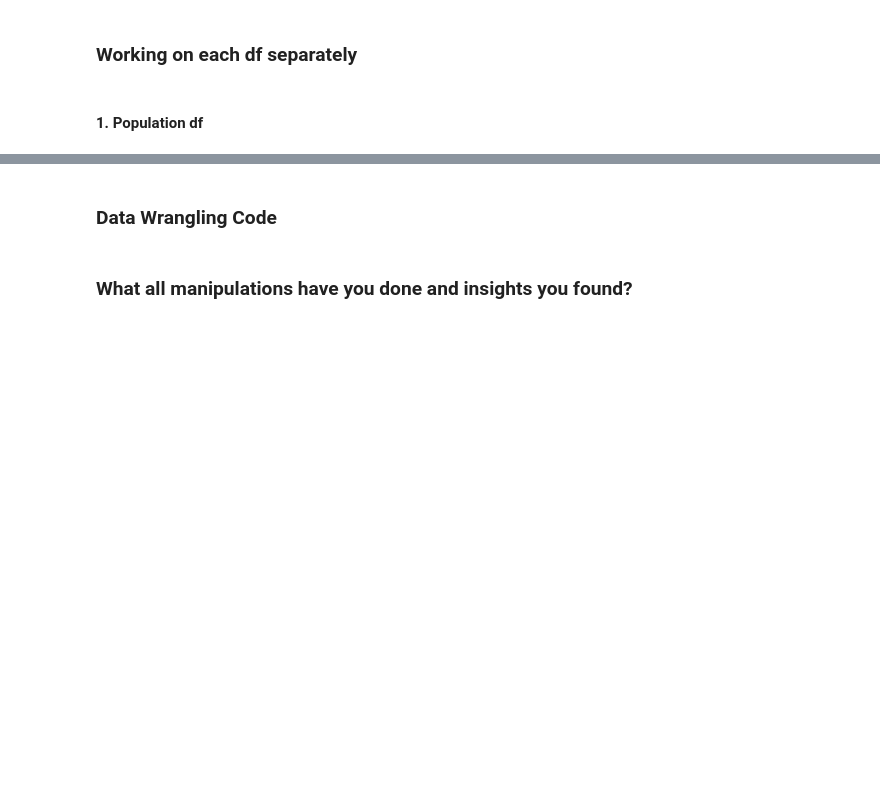
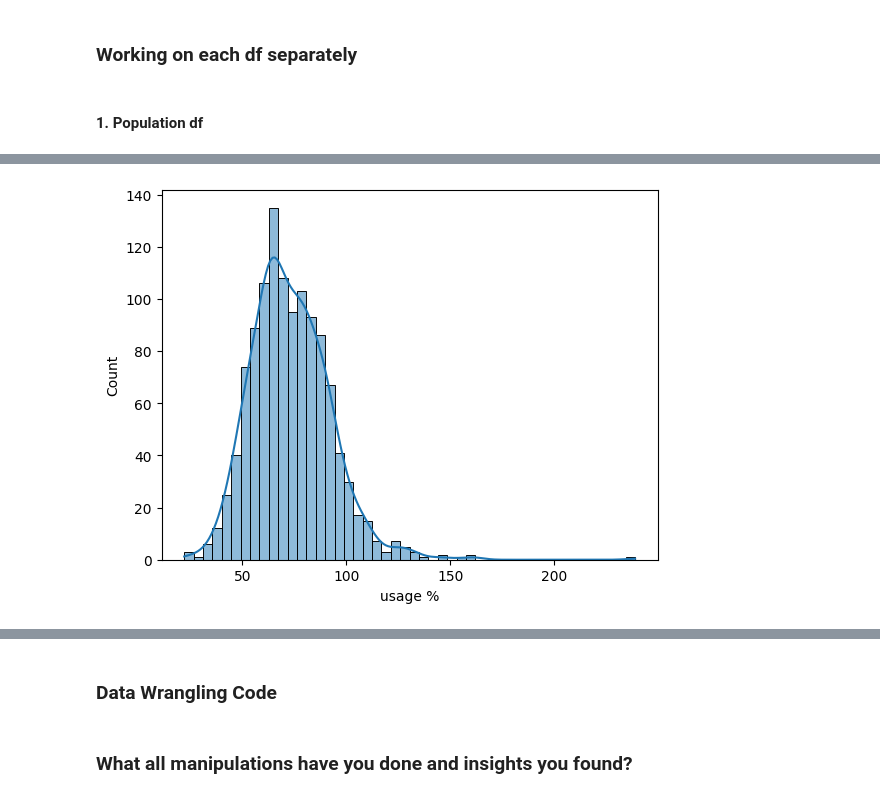
Before and after one commit to Kartikrast/social-infra-prediction-model, a Jupyter notebook: python_files/steps.ipynb, the cells around one changed output, grey strips where cells are left out. Cells and saved outputs as stored; diff of their text form; code cells hidden in the pictures; blank space fills up the shorter version.

```diff
--- a/python_files/steps.ipynb
+++ b/python_files/steps.ipynb
@@ -422,0 +448,17 @@ See the caveats in the documentation: https://pandas.pydata.org/pandas-docs/stab
+# %%
+Q1 = population_df['difference'].quantile(0.25)
+Q3 = population_df['difference'].quantile(0.75)
+IQR = Q3 - Q1
+
+population_df = population_df[(population_df['difference'] >= Q1 - 1.5 * IQR) & (population_df['difference'] <= Q3 + 1.5 * IQR)]
+
+# creating a usage % column to check the usage of the total capacity
+population_df['usage %'] = round((population_df['total_students'] / population_df['total_capacity'])*100, 2)
+# %%
+population_df.describe()
+
+# We can see that few values in the total capacity column are 0 which is not possible hence we will drop the values where the capacity is less than 100
+population_df = population_df[population_df['total_capacity'] > 100]
+
+# Displaying the description of the DataFrame
+population_df.describe()
@@ -422,0 +475,9 @@ See the caveats in the documentation: https://pandas.pydata.org/pandas-docs/stab
+# %%
+# visualizing the usage %
+sns.histplot(data=population_df['usage %'], kde=True)
+plt.show()
+
+# We can see that the usage % is normally distributed but there are values where the usage is more than 100% making the school overcrowded
+# On the other hand there are values where the usage is less than 50% making the school underutilized
+# %% [output]
+[figure, added]
```
Also changed, not shown: parts of 9 cells of this notebook.
